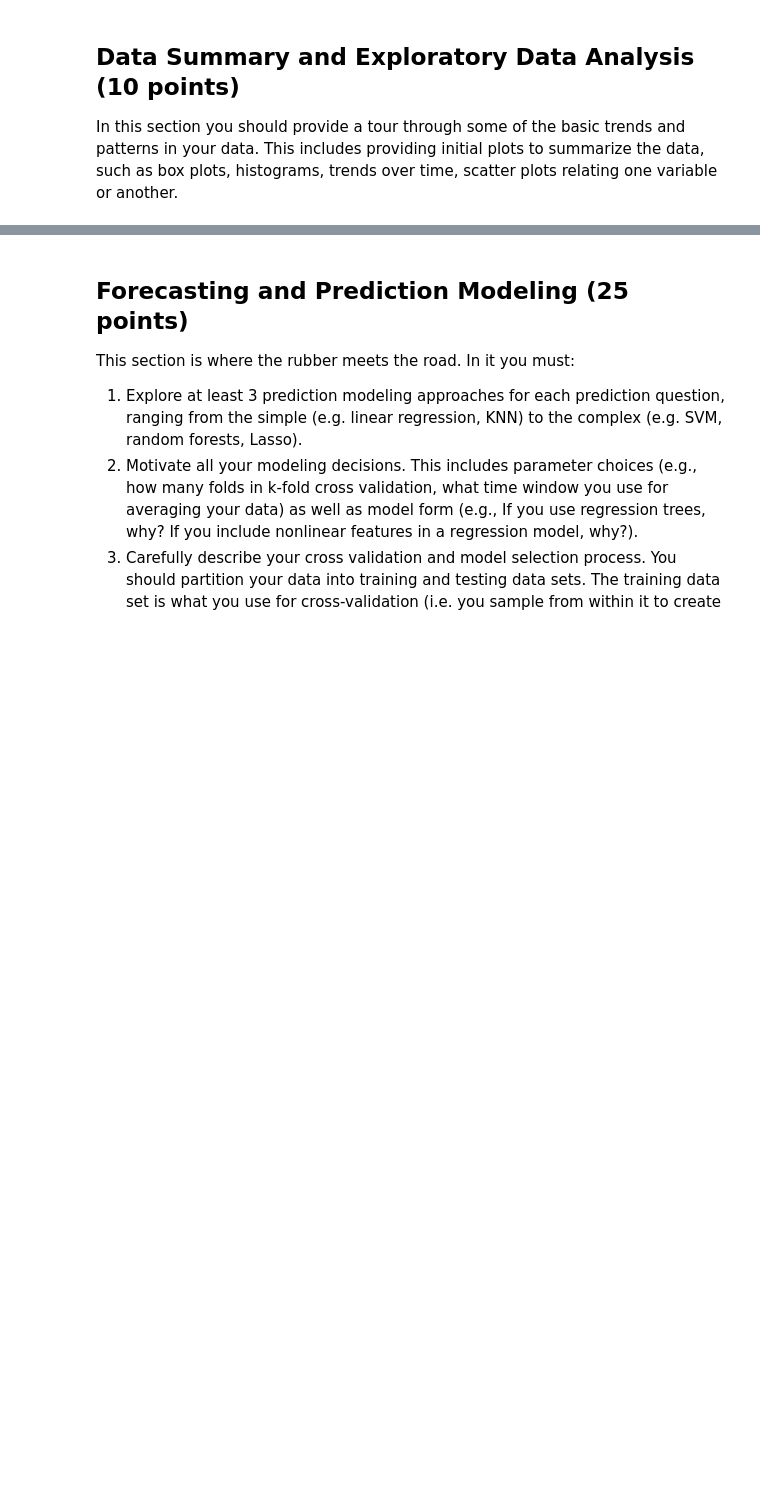
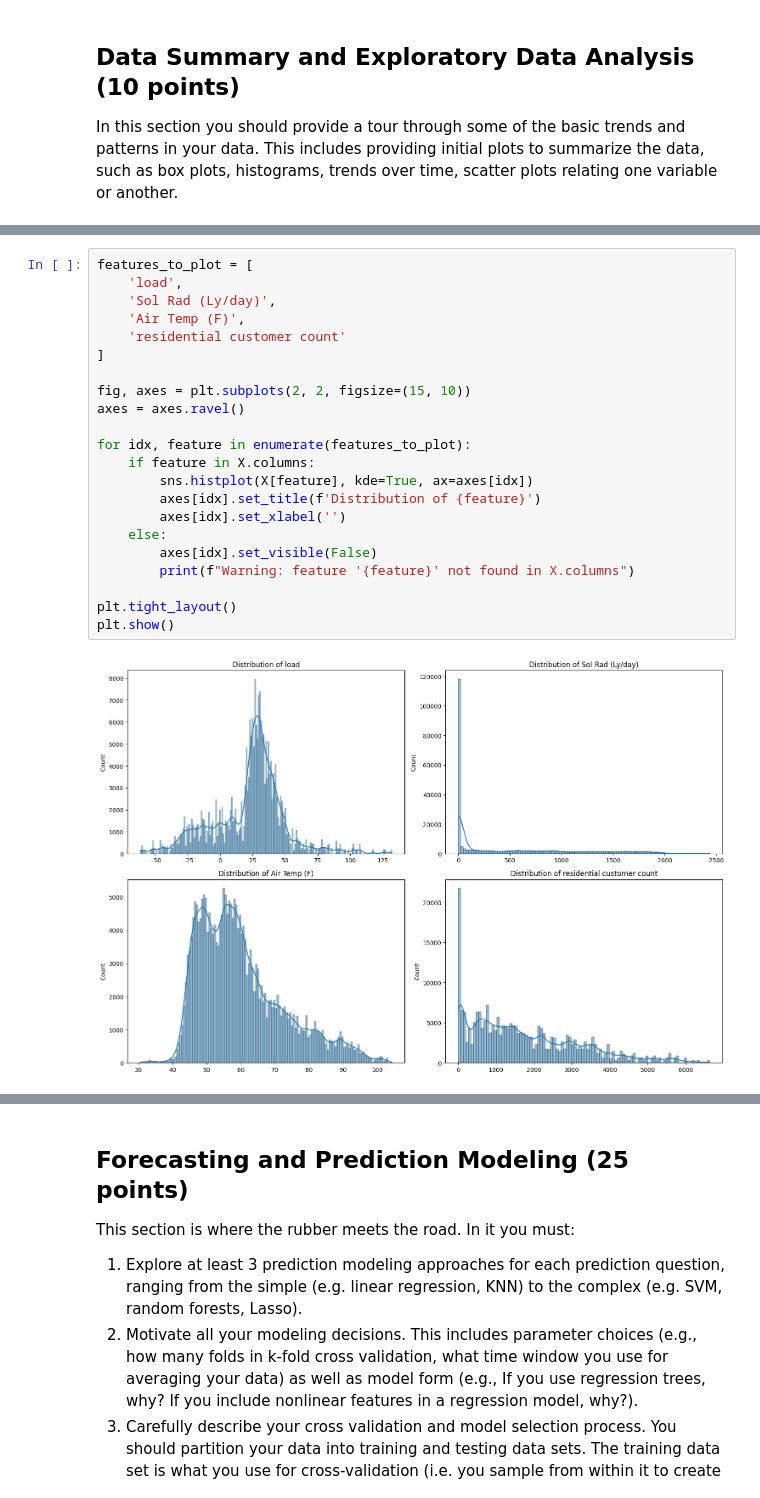
Before and after one commit to Brookeeichen/Predicted-Feeder-Congestion, a Jupyter notebook: FinalProjectTemplate_2025.ipynb, the cells around one changed output, grey strips where cells are left out. Drawn from its saved outputs; the diff is of its cells as text; blank space fills up the shorter version.

```diff
--- a/FinalProjectTemplate_2025.ipynb
+++ b/FinalProjectTemplate_2025.ipynb
@@ -342,0 +364,24 @@ In this section you should provide a tour through some of the basic trends and p
+# %%
+features_to_plot = [
+    'load',
+    'Sol Rad (Ly/day)',
+    'Air Temp (F)',
+    'residential customer count'
+]
+
+fig, axes = plt.subplots(2, 2, figsize=(15, 10))
+axes = axes.ravel()
+
+for idx, feature in enumerate(features_to_plot):
+    if feature in X.columns:
+        sns.histplot(X[feature], kde=True, ax=axes[idx])
+        axes[idx].set_title(f'Distribution of {feature}')
+        axes[idx].set_xlabel('')
+    else:
+        axes[idx].set_visible(False)
+        print(f"Warning: feature '{feature}' not found in X.columns")
+
+plt.tight_layout()
+plt.show()
+# %% [output]
+[figure, added]
```
Also changed, not shown: parts of 12 cells of this notebook.
